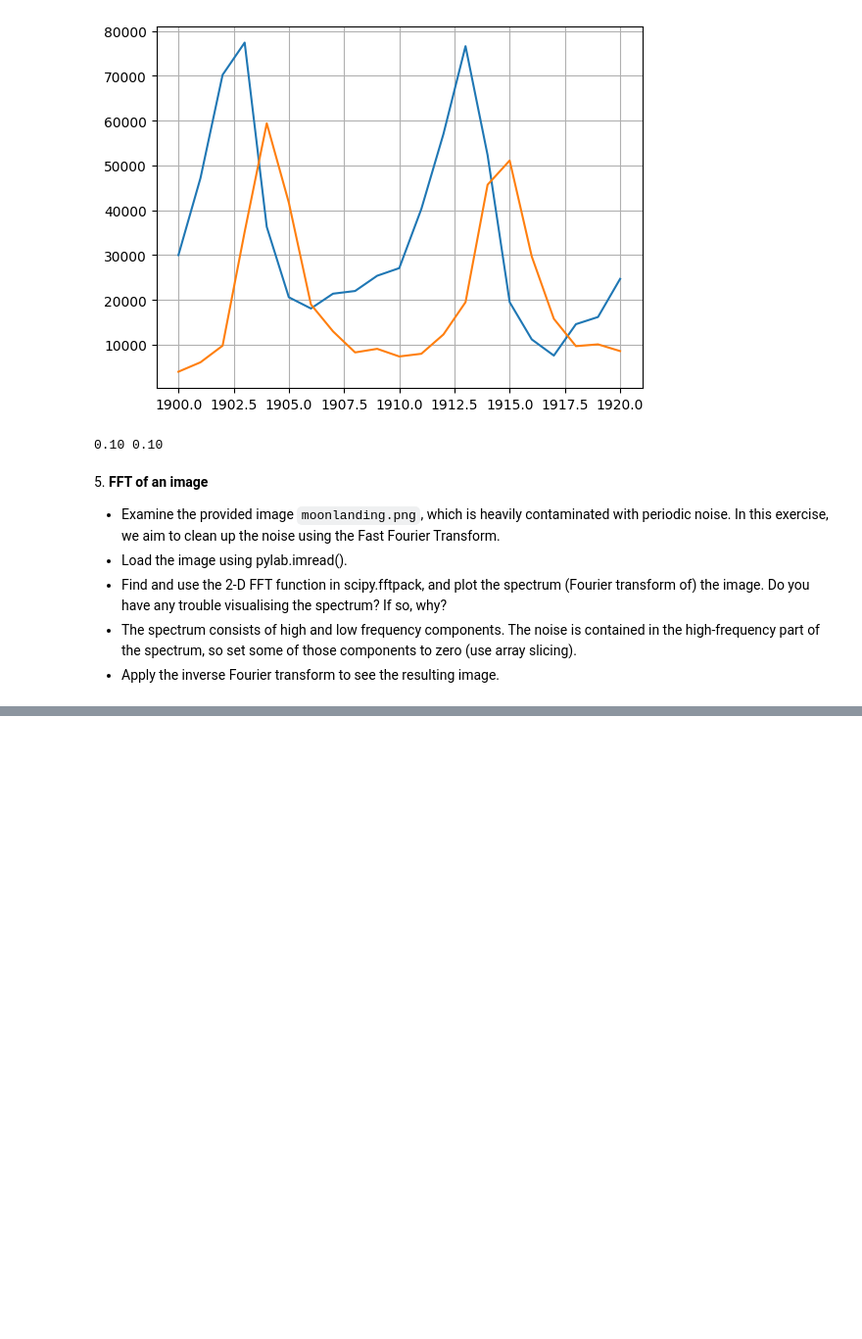
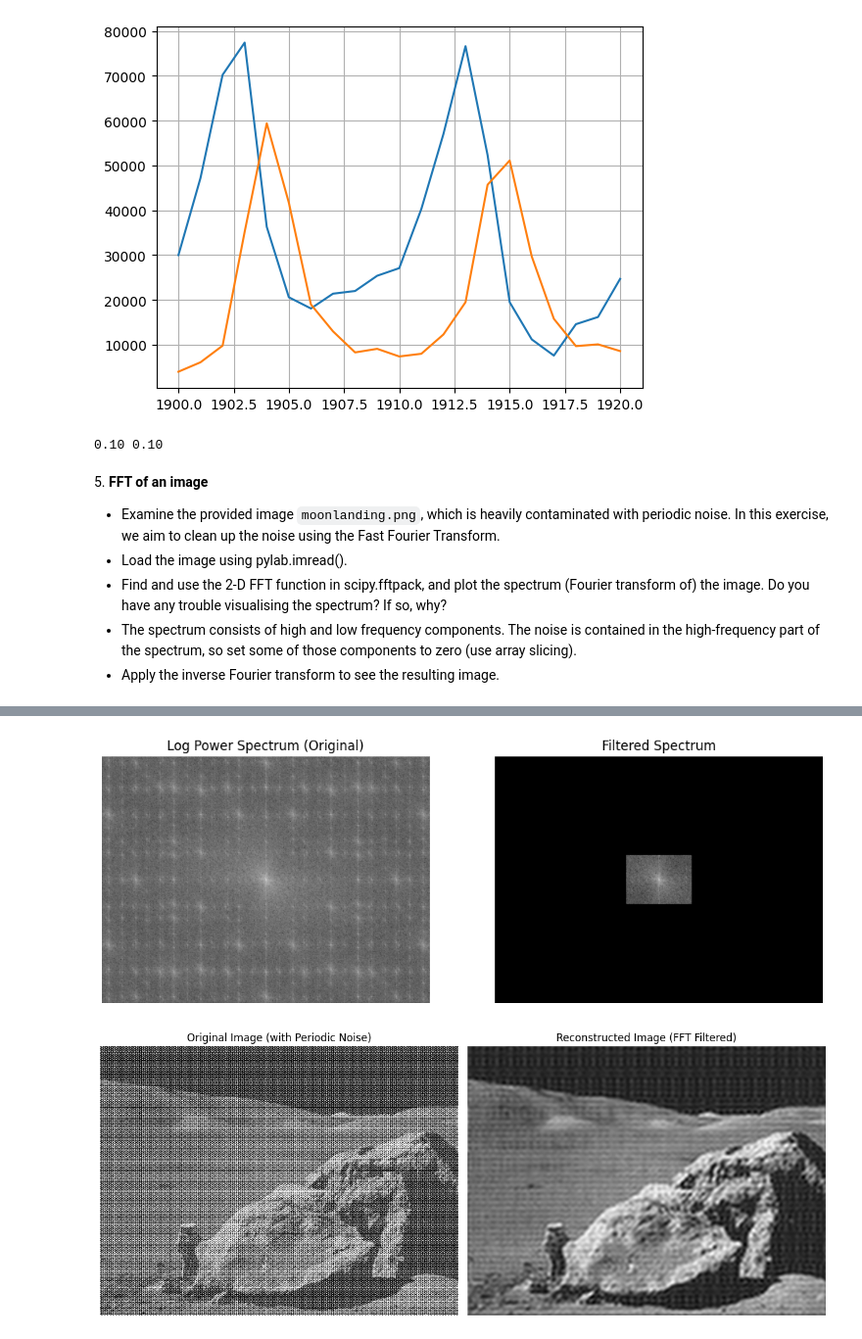
Before and after one commit to luca-dituri/LaboratoryOfComputationalPhysics_Y8, a Jupyter notebook: 09ex_Algorithms.ipynb, the cells around one changed output, grey strips where cells are left out. Shown at 98% size. Drawn from its saved outputs; the diff is of its cells as text; code cells hidden in the pictures; blank space fills up the shorter version.

```diff
--- a/09ex_Algorithms.ipynb
+++ b/09ex_Algorithms.ipynb
@@ -239,0 +236,80 @@ UnpicklingError: Failed to interpret file 'moonlanding.png' as a pickle
+# %%
+import numpy as np
+import matplotlib.pyplot as plt
+from scipy import fftpack
+
+# 1. Load the image
+# We read it as grayscale. If the image is RGBA, we just take the first channel.
+img = plt.imread('moonlanding.png')
+if img.ndim == 3:
+    img = img[:, :, 0] # Convert to 2D array if it loaded as RGB
+
+# 2. Compute the 2D FFT
+img_fft = fftpack.fft2(img)
+# Shift the zero-frequency component to the center of the spectrum
+img_fft_shift = fftpack.fftshift(img_fft)
+
+# 3. Visualize the Spectrum
+# We use log(abs(x)) to handle the huge dynamic range for visualization
+power_spectrum = np.log(np.abs(img_fft_shift))
+
+plt.figure(figsize=(12, 5))
+plt.subplot(1, 2, 1)
+plt.imshow(power_spectrum, cmap='gray')
+plt.title("Log Power Spectrum (Original)")
+plt.axis('off')
+
+# 4. Filter the Noise (Array Slicing)
+# The noise is in the high frequencies (the outer edges of the shifted spectrum).
+# We define a "keep_fraction" to keep only the center (low frequencies).
+rows, cols = img.shape
+crow, ccol = rows // 2, cols // 2  # Center coordinates
+
+# Define how much of the center we want to keep (e.g., 10%)
+# Smaller fraction = more blurring but less noise
+keep_fraction = 0.1
+
+r_rad = int(rows * keep_fraction)
+c_rad = int(cols * keep_fraction)
+
+# Create a copy to filter
+img_fft_filtered = img_fft_shift.copy()
+
+# Set rows outside the center to zero (High Pass Cut)
+img_fft_filtered[:crow-r_rad, :] = 0
+img_fft_filtered[crow+r_rad:, :] = 0
+
+# Set columns outside the center to zero
+img_fft_filtered[:, :ccol-c_rad] = 0
+img_fft_filtered[:, ccol+c_rad:] = 0
+
+plt.subplot(1, 2, 2)
+plt.imshow(np.log(np.abs(img_fft_filtered) + 1), cmap='gray') # +1 to avoid log(0)
+plt.title("Filtered Spectrum")
+plt.axis('off')
+plt.show()
+
+# 5. Inverse FFT to get the Cleaned Image
+# First, shift the center back to the corners
+img_fft_unshift = fftpack.ifftshift(img_fft_filtered)
+
+# Inverse FFT
+img_clean = fftpack.ifft2(img_fft_unshift).real  # Take real part
+
+# 6. Display Results
+plt.figure(figsize=(12, 6))
+plt.subplot(1, 2, 1)
+plt.imshow(img, cmap='gray')
+plt.title("Original Image (with Periodic Noise)")
+plt.axis('off')
+
+plt.subplot(1, 2, 2)
+plt.imshow(img_clean, cmap='gray')
+plt.title("Reconstructed Image (FFT Filtered)")
+plt.axis('off')
+
+plt.tight_layout()
+plt.show()
+# %% [output]
+[figure, added]
+[figure, added]
```
Also changed, not shown: parts of 2 cells of this notebook.
